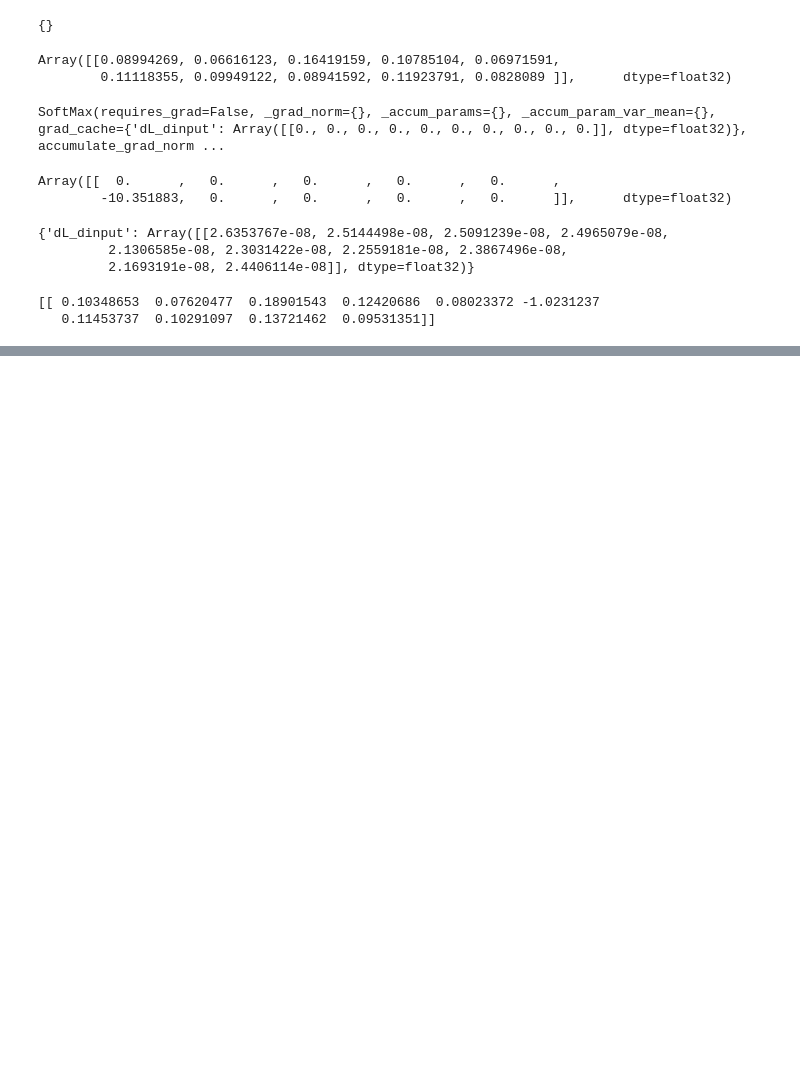
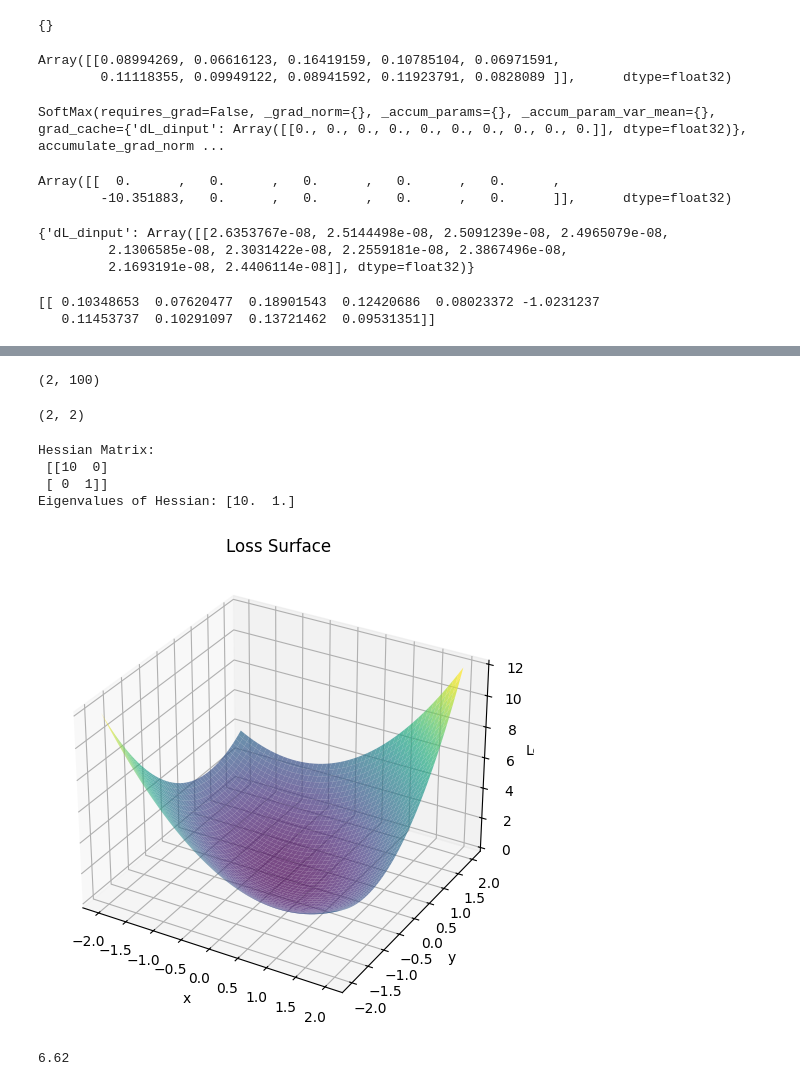
Before and after one commit to SanjithKumar2/MiniTorch, a Jupyter notebook: CNNVFC.ipynb, the cells around one changed output, grey strips where cells are left out. Drawn from its saved outputs; the diff is of its cells as text; code cells hidden in the pictures; blank space fills up the shorter version.

```diff
--- a/CNNVFC.ipynb
+++ b/CNNVFC.ipynb
@@ -322,0 +494,49 @@ class Dropout(ComputationNode):
+# %%
+stret.shape
+# %% [output]
+(2, 100)
+# %%
+U.shape
+# %% [output]
+(2, 2)
+# %%
+import numpy as np
+import matplotlib.pyplot as plt
+
+# Define a simple quadratic loss function
+def loss_function(x, y):
+    return x**2 + y**2 +x*y  # Different curvature in x and y
+
+# Compute Hessian manually
+H = np.array([[10, 0],  # Second derivative w.r.t x
+              [0, 1]])   # Second derivative w.r.t y
+
+# Compute eigenvalues
+eigenvalues, eigenvectors = np.linalg.eig(H)
+
+# Create a grid
+x = np.linspace(-2, 2, 50)
+y = np.linspace(-2, 2, 50)
+X, Y = np.meshgrid(x, y)
+Z = loss_function(X, Y)
+
+# Plot the loss function surface
+fig = plt.figure(figsize=(8,6))
+ax = fig.add_subplot(111, projection='3d')
+ax.plot_surface(X, Y, Z, cmap='viridis', alpha=0.7)
+ax.set_xlabel("x")
+ax.set_ylabel("y")
+ax.set_zlabel("Loss")
+ax.set_title("Loss Surface")
+
+# Show eigenvalues
+print("Hessian Matrix:\n", H)
+print("Eigenvalues of Hessian:", eigenvalues)
+
+plt.show()
+# %% [output]
+Hessian Matrix:
+ [[10  0]
+ [ 0  1]]
+Eigenvalues of Hessian: [10.  1.]
+[figure, added]
@@ -322,0 +549,4 @@ class Dropout(ComputationNode):
+# %%
+loss_function(1,1.8)
+# %% [output]
+6.62
```
Also changed, not shown: parts of 38 cells of this notebook, 2 other files.
